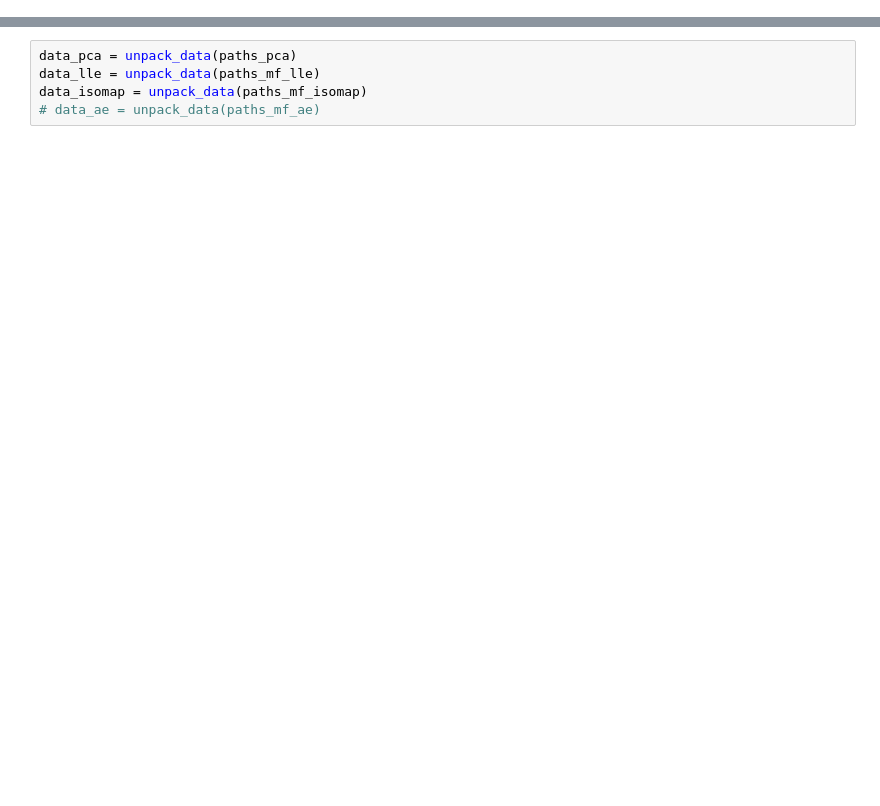
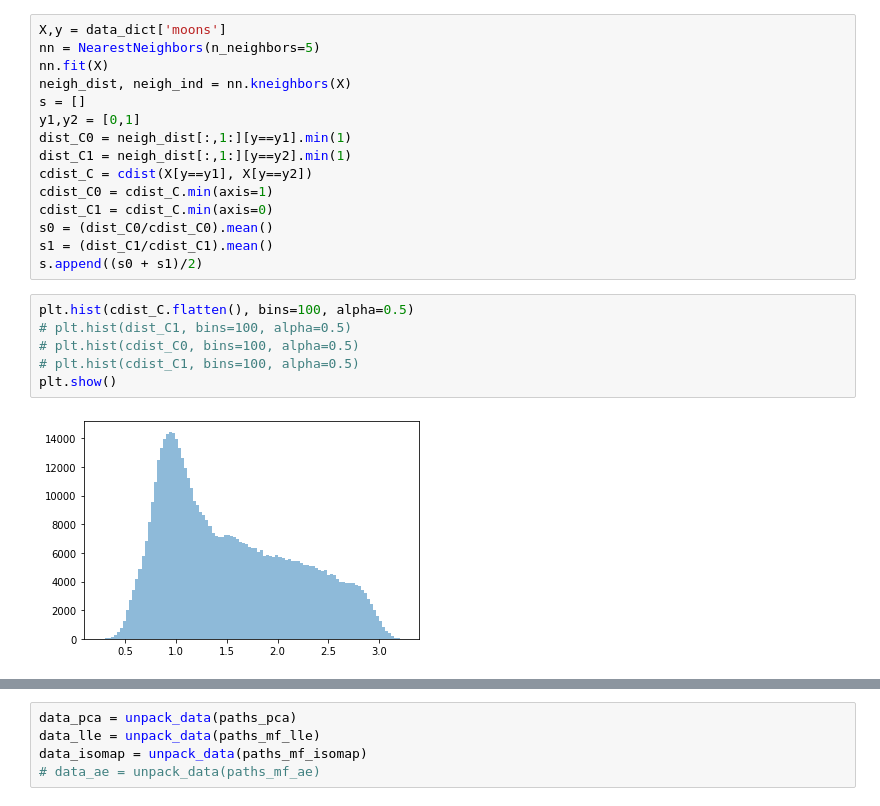
Before and after one commit to blufzzz/Skoltech-Microbiome-Project, a Jupyter notebook: Statistical significance.ipynb, the cells around one changed output, grey strips where cells are left out. Saved outputs shown, nothing was run; the diff lists cells and outputs as text; blank space fills up the shorter version.

```diff
--- a/Statistical significance.ipynb
+++ b/Statistical significance.ipynb
@@ -24,0 +36,23 @@ The autoreload extension is already loaded. To reload it, use:
+# %%
+X,y = data_dict['moons']
+nn = NearestNeighbors(n_neighbors=5)
+nn.fit(X)
+neigh_dist, neigh_ind = nn.kneighbors(X)
+s = []
+y1,y2 = [0,1]
+dist_C0 = neigh_dist[:,1:][y==y1].min(1)
+dist_C1 = neigh_dist[:,1:][y==y2].min(1)
+cdist_C = cdist(X[y==y1], X[y==y2])
+cdist_C0 = cdist_C.min(axis=1)
+cdist_C1 = cdist_C.min(axis=0)
+s0 = (dist_C0/cdist_C0).mean()
+s1 = (dist_C1/cdist_C1).mean()
+s.append((s0 + s1)/2)
+# %%
+plt.hist(cdist_C.flatten(), bins=100, alpha=0.5)
+# plt.hist(dist_C1, bins=100, alpha=0.5)
+# plt.hist(cdist_C0, bins=100, alpha=0.5)
+# plt.hist(cdist_C1, bins=100, alpha=0.5)
+plt.show()
+# %% [output]
+[figure, added]
```
Also changed, not shown: parts of 37 cells of this notebook, 7 other files.
